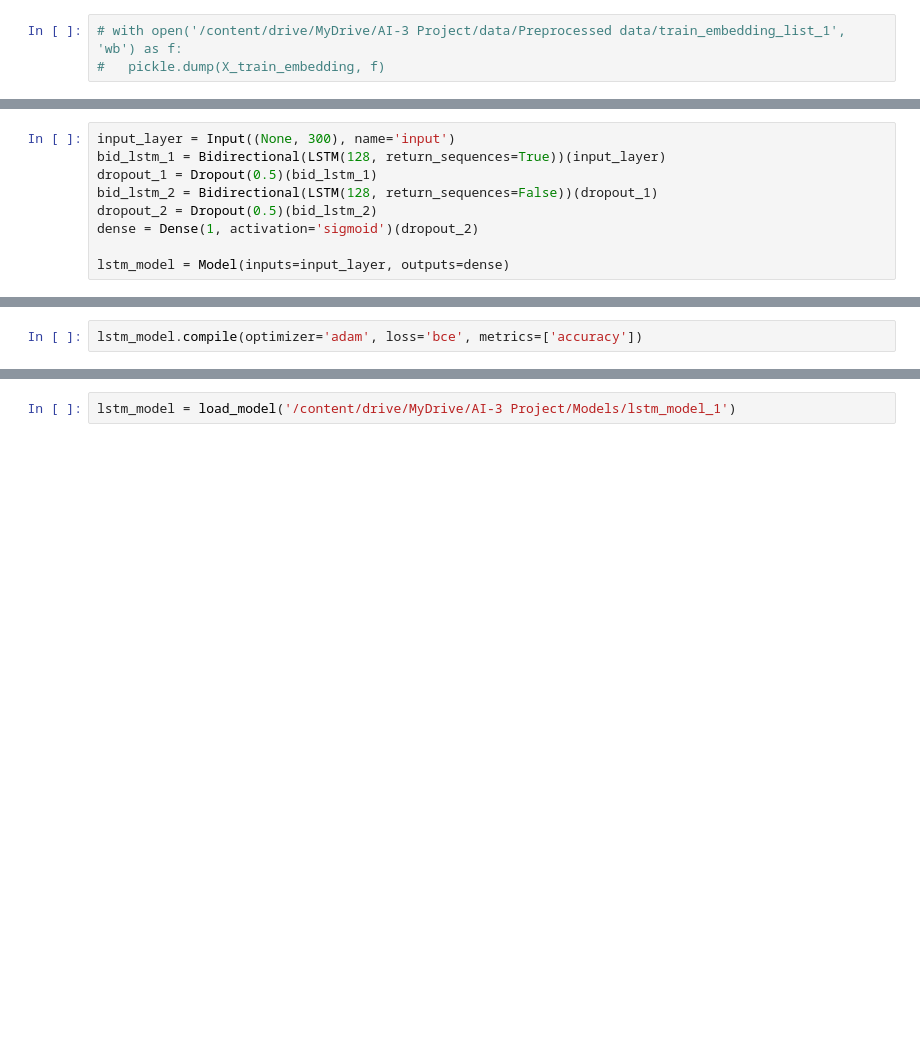
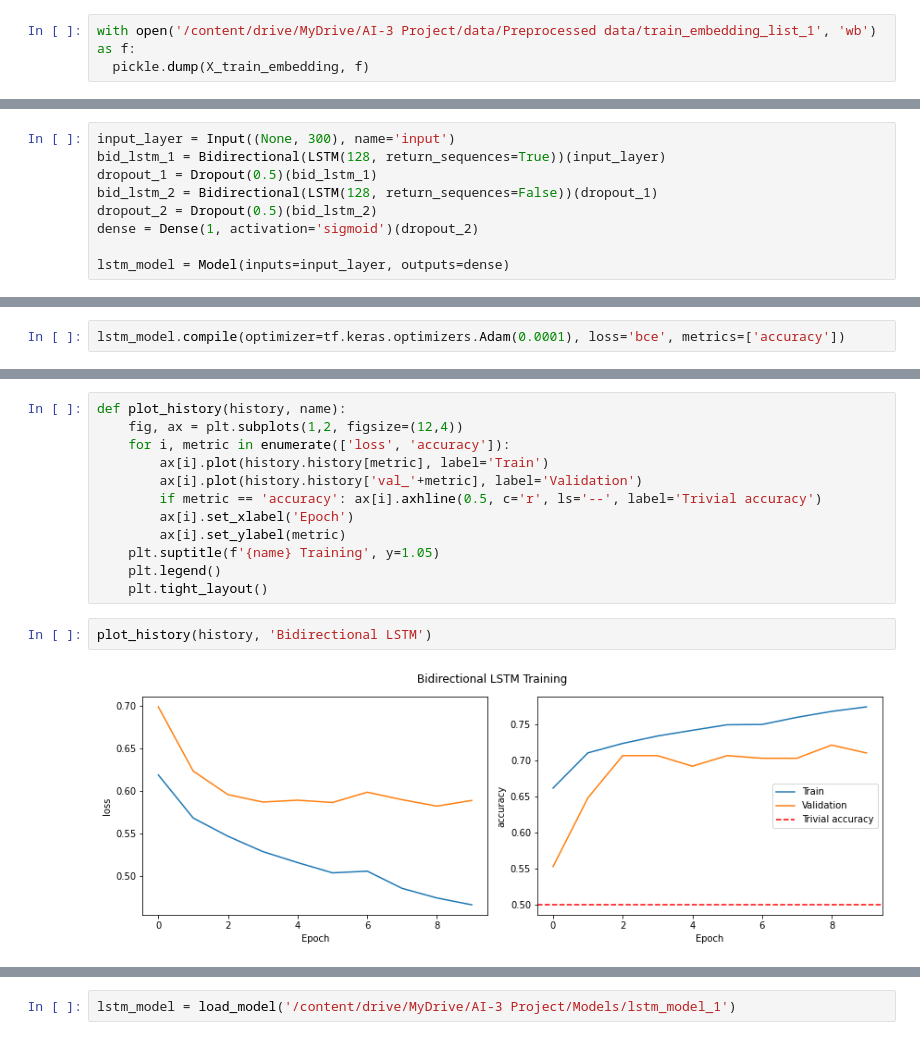
Before and after one commit to PadmajaVB/Sexist-Statement-Detection, a Jupyter notebook: SexistCommentDetection_large.ipynb, the cells around one changed output, grey strips where cells are left out. Cells and saved outputs as stored; diff of their text form; blank space fills up the shorter version.

Commit message:
run all models

```diff
--- a/SexistCommentDetection_large.ipynb
+++ b/SexistCommentDetection_large.ipynb
@@ -195,6 +168,6 @@ X_test_embedding = get_tokens_embedding_list(X_test.values, vocab, word_to_vec_m
 # %%
-# with open('/content/drive/MyDrive/AI-3 Project/data/Preprocessed data/train_embedding_list_1', 'wb') as f:
-#   pickle.dump(X_train_embedding, f)
+with open('/content/drive/MyDrive/AI-3 Project/data/Preprocessed data/train_embedding_list_1', 'wb') as f:
+  pickle.dump(X_train_embedding, f)
 # %%
 with open('/content/drive/MyDrive/AI-3 Project/data/Preprocessed data/train_embedding_list_1', 'rb') as f:
   X_train_embedding = pickle.load(f)
@@ -244,4 +240,4 @@ lstm_model.summary()
 # %%
-lstm_model.compile(optimizer='adam', loss='bce', metrics=['accuracy'])
+lstm_model.compile(optimizer=tf.keras.optimizers.Adam(0.0001), loss='bce', metrics=['accuracy'])
 # %%
 history = lstm_model.fit(train_dataset, epochs=10, validation_data=val_dataset, verbose=1)
@@ -248,2 +265,18 @@ history = lstm_model.fit(train_dataset, epochs=10, validation_data=val_dataset,
+# %%
+def plot_history(history, name):
+    fig, ax = plt.subplots(1,2, figsize=(12,4))
+    for i, metric in enumerate(['loss', 'accuracy']):
+        ax[i].plot(history.history[metric], label='Train')
+        ax[i].plot(history.history['val_'+metric], label='Validation')
+        if metric == 'accuracy': ax[i].axhline(0.5, c='r', ls='--', label='Trivial accuracy')
+        ax[i].set_xlabel('Epoch')
+        ax[i].set_ylabel(metric)
+    plt.suptitle(f'{name} Training', y=1.05)
+    plt.legend()
+    plt.tight_layout()
+# %%
+plot_history(history, 'Bidirectional LSTM')
+# %% [output]
+[figure, added]
 # %%
 lstm_model.save('/content/drive/MyDrive/AI-3 Project/Models/lstm_model_1')
```
Also changed, not shown: parts of 21 cells of this notebook.
